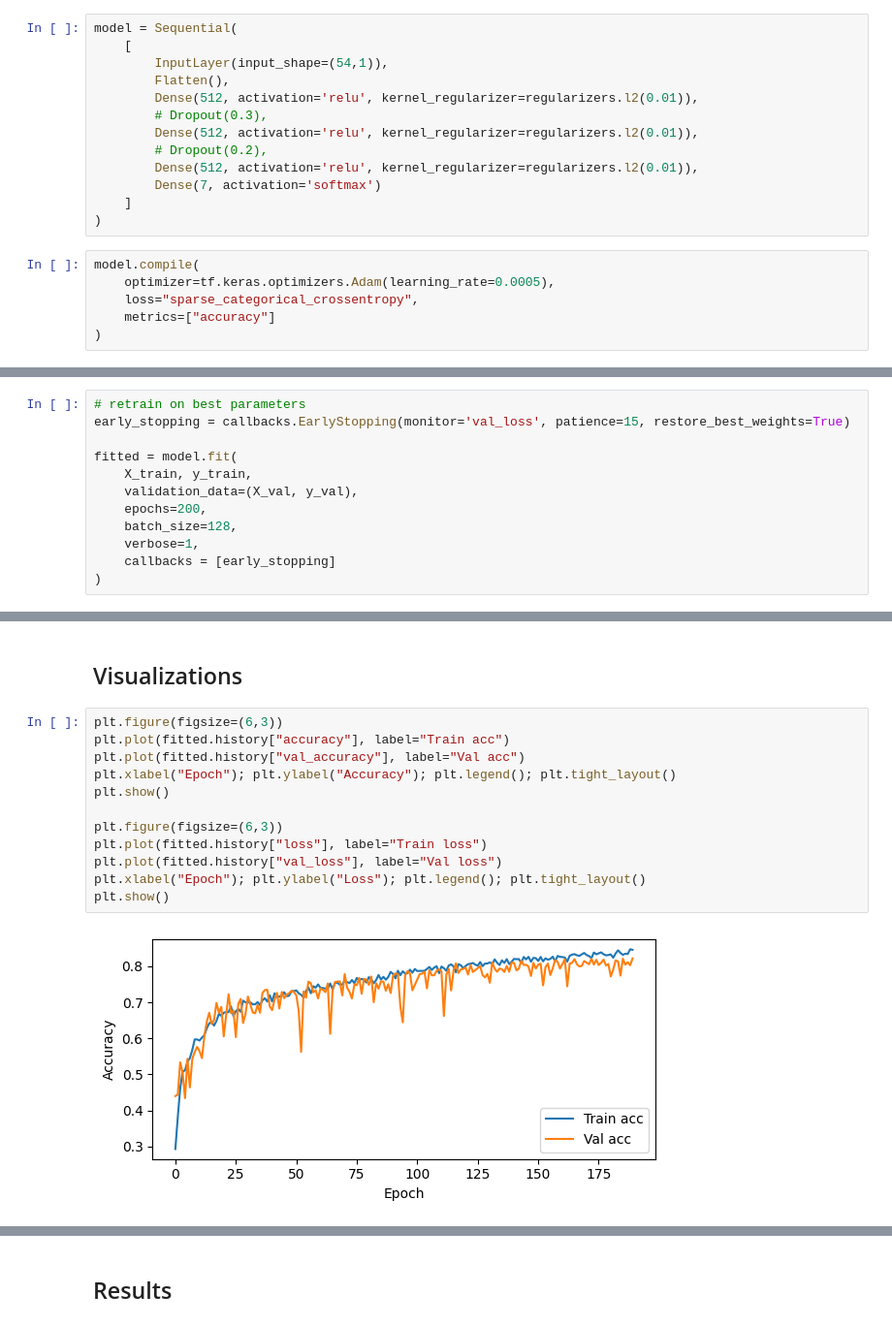
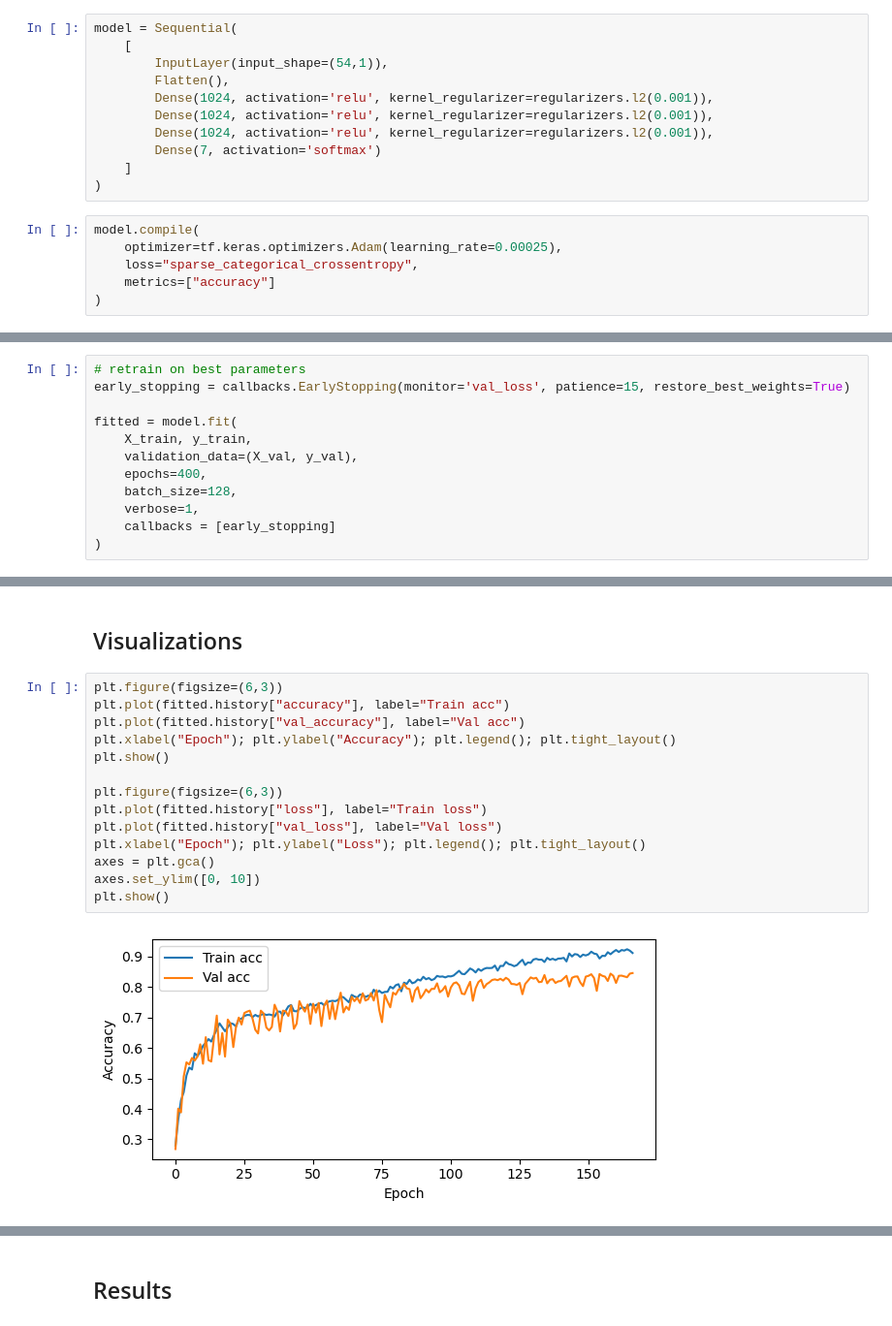
Before and after one commit to ahm5348/CSCI-635-01-Group-3, a Jupyter notebook: code/neuralNetwork.ipynb, the cells around one changed output, grey strips where cells are left out. Shown at 97% size. Saved outputs shown, nothing was run; the diff lists cells and outputs as text.

```diff
--- a/code/neuralNetwork.ipynb
+++ b/code/neuralNetwork.ipynb
@@ -108,17 +133,15 @@ model = Sequential(
     [
         InputLayer(input_shape=(54,1)),
         Flatten(),
-        Dense(512, activation='relu', kernel_regularizer=regularizers.l2(0.01)),
-        # Dropout(0.3),
-        Dense(512, activation='relu', kernel_regularizer=regularizers.l2(0.01)),
-        # Dropout(0.2),
-        Dense(512, activation='relu', kernel_regularizer=regularizers.l2(0.01)),
+        Dense(1024, activation='relu', kernel_regularizer=regularizers.l2(0.001)),
+        Dense(1024, activation='relu', kernel_regularizer=regularizers.l2(0.001)),
+        Dense(1024, activation='relu', kernel_regularizer=regularizers.l2(0.001)),
         Dense(7, activation='softmax')
     ]
 )
 # %%
 model.compile(
-    optimizer=tf.keras.optimizers.Adam(learning_rate=0.0005),
+    optimizer=tf.keras.optimizers.Adam(learning_rate=0.00025),
     loss="sparse_categorical_crossentropy",
     metrics=["accuracy"]
 )
@@ -155,7 +174,7 @@ early_stopping = callbacks.EarlyStopping(monitor='val_loss', patience=15, restor
 fitted = model.fit(
     X_train, y_train,
     validation_data=(X_val, y_val),
-    epochs=200,
+    epochs=400,
     batch_size=128,
     verbose=1,
     callbacks = [early_stopping]
@@ -183,14 +202,16 @@ Epoch 190/200
 # %%
 plt.figure(figsize=(6,3))
 plt.plot(fitted.history["accuracy"], label="Train acc")
 plt.plot(fitted.history["val_accuracy"], label="Val acc")
 plt.xlabel("Epoch"); plt.ylabel("Accuracy"); plt.legend(); plt.tight_layout()
 plt.show()
 
 plt.figure(figsize=(6,3))
 plt.plot(fitted.history["loss"], label="Train loss")
 plt.plot(fitted.history["val_loss"], label="Val loss")
 plt.xlabel("Epoch"); plt.ylabel("Loss"); plt.legend(); plt.tight_layout()
+axes = plt.gca()
+axes.set_ylim([0, 10])
 plt.show()
 # %% [output]
-[figure, old version]
+[figure, new version]
```
Also changed, not shown: parts of 6 cells of this notebook, 1 other file.
